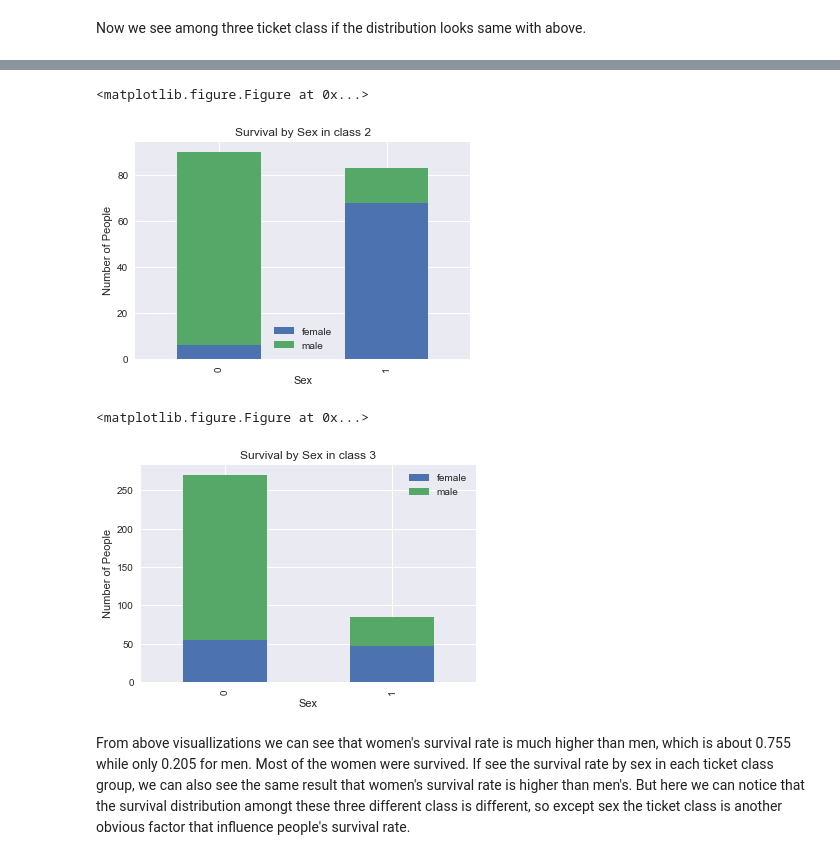
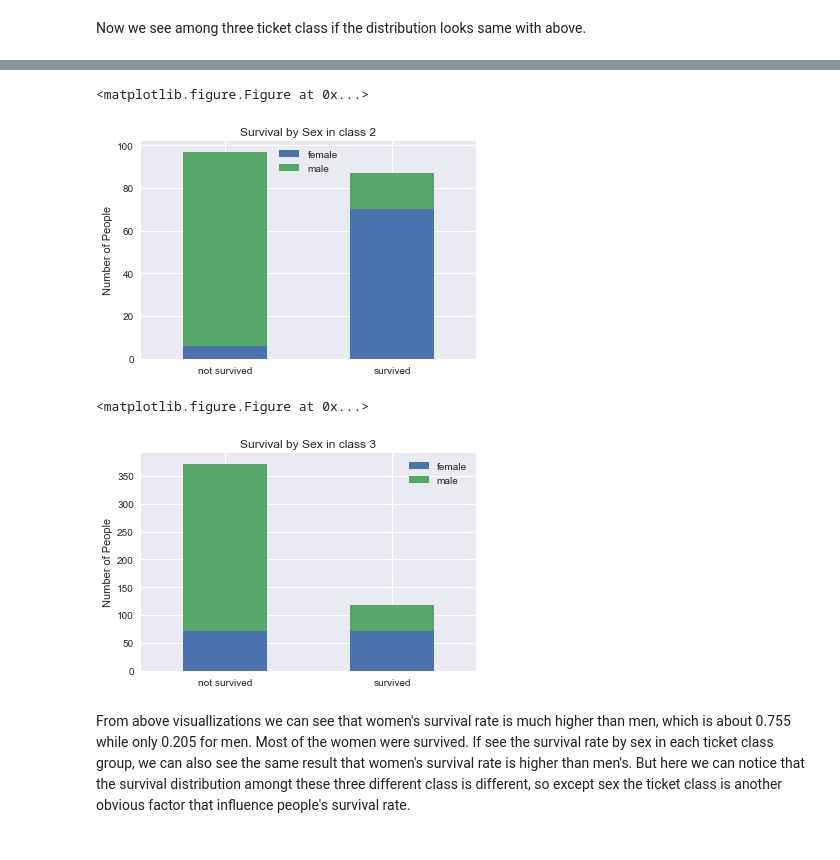
Before and after one commit to lynnxlmiao/Data-Analysis, a Jupyter notebook: Projects/titanic_data_analysis/titanic_data_analysis.ipynb, the cells around one changed output, grey strips where cells are left out. Cells and saved outputs as stored; diff of their text form; code cells hidden in the pictures.

```diff
--- a/Projects/titanic_data_analysis/titanic_data_analysis.ipynb
+++ b/Projects/titanic_data_analysis/titanic_data_analysis.ipynb
@@ -249,13 +284,15 @@ sns.barplot(x='Sex',y='Survived',data=titanic_data_clean)
 # %%
 fig = plt.figure()
 
-survived_male = titanic_data_clean.Survived[titanic_data_clean.Sex == 'male'].value_counts()
-survived_female = titanic_data_clean.Survived[titanic_data_clean.Sex == 'female'].value_counts()
+survived_male = titanic_data.Survived[titanic_data.Sex == 'male'].value_counts()
+survived_female = titanic_data.Survived[titanic_data.Sex == 'female'].value_counts()
 df=pd.DataFrame({'male':survived_male, 'female':survived_female})
 
 df.plot(kind='bar', stacked=True)
-plt.title('Survival by Sex')
-plt.xlabel('Sex')
+survival = ('not survived', 'survived')
+y_pos = np.arange(len(survival))
+plt.title('Survival over Sex')
+plt.xticks(y_pos,survival,rotation='horizontal')
 plt.ylabel('Number of People')
 plt.show()
 # %% [output]
@@ -267,7 +304,7 @@ Now we see among three ticket class if the distribution looks same with above.
 def survived_sex_by_class(x):   #see survived sex distribution in different ticket class
     fig = plt.figure()
 
-    class_x = titanic_data_clean[titanic_data_clean.Pclass == x]
+    class_x = titanic_data[titanic_data.Pclass == x]
 
     class_x_survived_male = class_x.Survived[class_x.Sex == 'male'].value_counts()
     class_x_survived_female = class_x.Survived[class_x.Sex == 'female'].value_counts()
@@ -290,23 +327,29 @@ plt.show()
 # %%
 survived_sex_by_class_one = survived_sex_by_class(2)
 survived_sex_by_class_one.plot(kind='bar', stacked=True)
+survival = ('not survived', 'survived')
+y_pos = np.arange(len(survival))
+plt.xticks(y_pos,survival,rotation='horizontal')
 plt.title('Survival by Sex in class 2')
-plt.xlabel('Sex')
 plt.ylabel('Number of People')
+plt.legend(loc='upper center')
 plt.show()
 # %% [output]
 <matplotlib.figure.Figure at 0x...>
-[figure, old version]
+[figure, new version]
 # %%
 survived_sex_by_class_one = survived_sex_by_class(3)
 survived_sex_by_class_one.plot(kind='bar', stacked=True)
+survival = ('not survived', 'survived')
+#y_pos = np.arange(len(survival))
+plt.xticks(y_pos,survival,rotation='horizontal')
 plt.title('Survival by Sex in class 3')
-plt.xlabel('Sex')
 plt.ylabel('Number of People')
+plt.legend(loc='upper right')
 plt.show()
 # %% [output]
 <matplotlib.figure.Figure at 0x...>
-[figure, old version]
+[figure, new version]
 # %% [markdown]
 From above visuallizations we can see that women's survival rate is much higher than men, which is about 0.755 while only 0.205 for men. Most of the women were survived. If see the survival rate by sex in each ticket class group, we can also see the same result that women's survival rate is higher than men's. But here we can notice that the survival distribution amongt these three different class is different, so except sex the ticket class is another obvious factor that influence people's survival rate.
 # %% [markdown]
```
Also changed, not shown: parts of 16 cells of this notebook, 1 other file.
